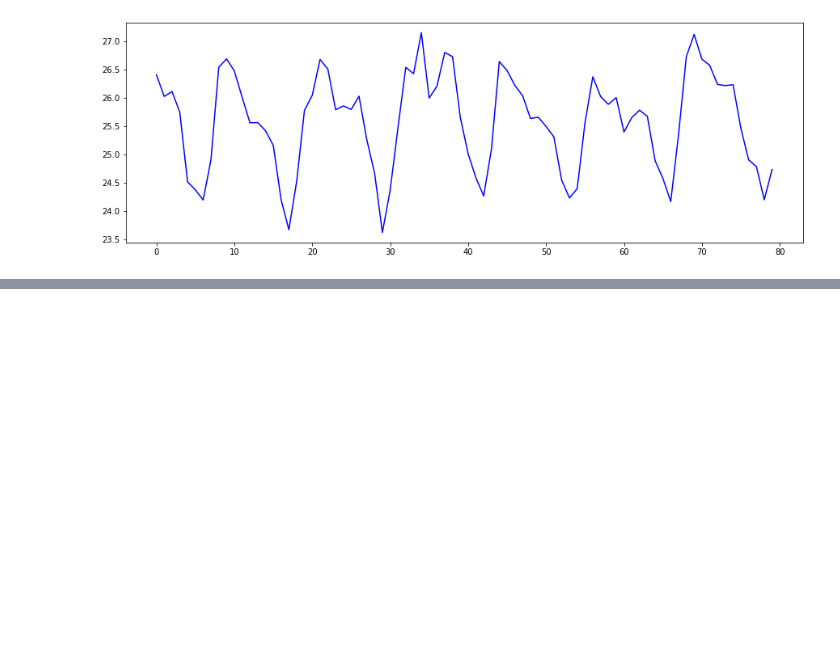
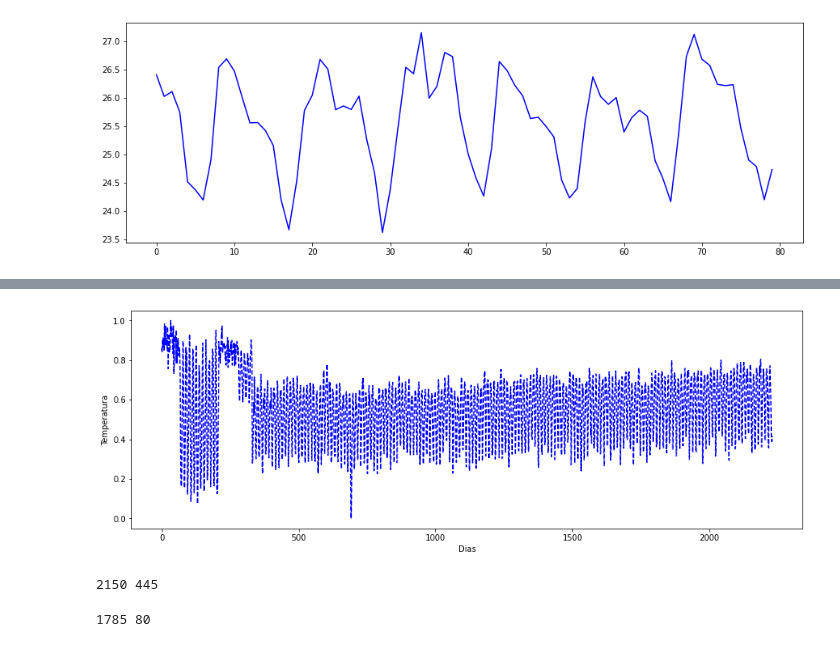
Before and after one commit to mateuspalacio/grupo_four_jupyter, a Jupyter notebook: Temperature_AV3.ipynb, the cells around one changed output, grey strips where cells are left out. Cells and saved outputs as stored; diff of their text form; code cells hidden in the pictures; blank space fills up the shorter version.

```diff
--- a/Temperature_AV3.ipynb
+++ b/Temperature_AV3.ipynb
@@ -440,0 +506,12 @@ r2= 0.7132318426016391
+# %%
+
+df_South['d_semana'] = df_South.index.dayofweek
+df_South['d_mes'] = df_South.index.day
+df_South['d_ano'] = df_South.index.dayofyear
+
+df_South['d_semana'] = df_South['d_semana'].astype(int)
+df_South['d_mes'] = df_South['d_mes'].astype(int)
+df_South['d_ano'] = df_South['d_ano'].astype(int)
+
+df_South=df_South.reset_index()
+df_South
@@ -440,0 +532,4 @@ r2= 0.7132318426016391
+# %%
+feature_names = [ 'AverageTemperature','d_semana','d_mes','d_ano']
+South_features=df_South.drop(columns=['dt'])
+South_features
@@ -440,0 +550,7 @@ r2= 0.7132318426016391
+# %%
+if(transformar_features):
+    scaler = MinMaxScaler(feature_range=(0, 1))
+
+    South_features[feature_names] = scaler.fit_transform(South_features[feature_names])
+
+    South_features
@@ -440,0 +573,24 @@ r2= 0.7132318426016391
+# %%
+plt.figure(figsize=(15,5))
+plt.plot(range(len(South_features)),South_features['AverageTemperature'], 'b--')
+plt.xlabel("Dias")
+plt.ylabel("Temperatura")
+#plt.xlim(4000,4300)
+plt.show()
+# %% [output]
+[figure, added]
+# %%
+time_steps = 365
+test_size = 80
+
+train_size = int(len(South_features)-(test_size))
+
+#train_size = int(len(data_day_features)-(test_size))
+
+train, test = South_features.iloc[0:train_size], South_features.iloc[(train_size-time_steps):len(South_features)]
+
+#train, test = data_day_features.iloc[0:train_size], data_day_features.iloc[(train_size-time_steps):len(data_day_features)]
+
+print(len(train), len(test))
+# %% [output]
+2150 445
@@ -440,0 +601,4 @@ r2= 0.7132318426016391
+# %%
+print(len(y_train),len(y_test))
+# %% [output]
+1785 80
```
Also changed, not shown: parts of 27 cells of this notebook.
